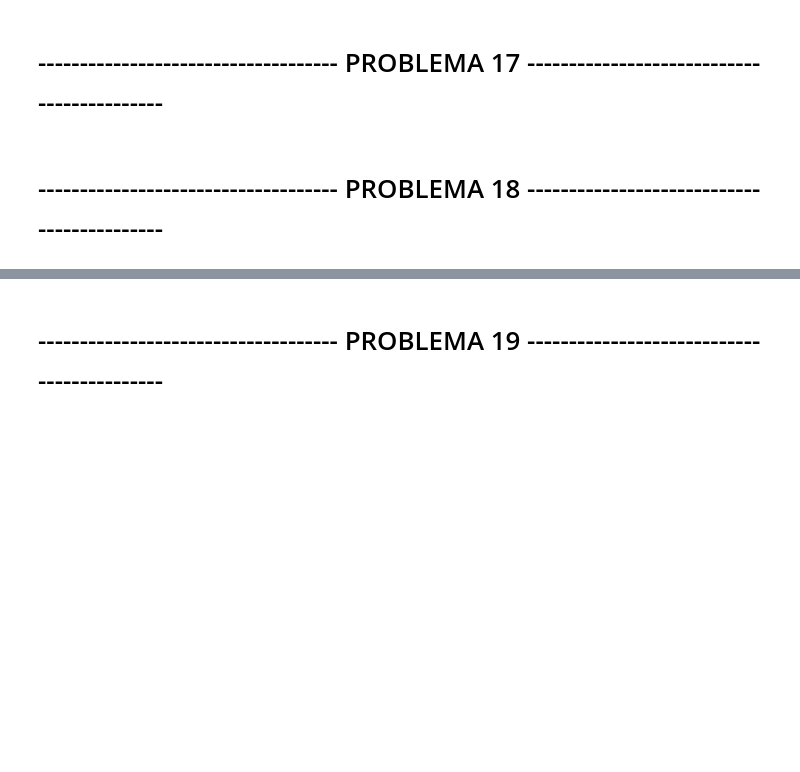
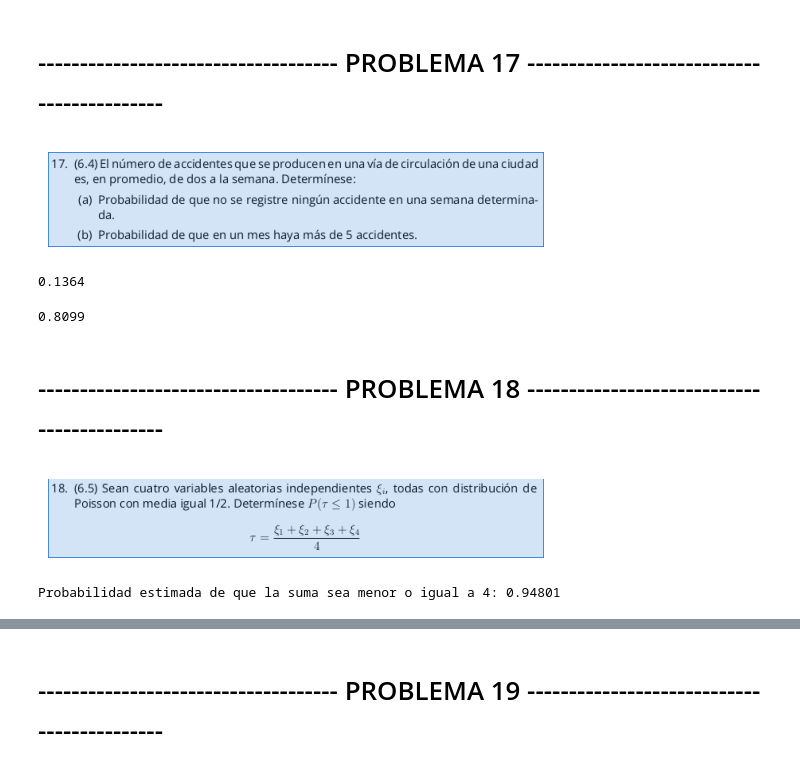
Before and after one commit to CharlyPierce/Simulacion2, a Jupyter notebook: problemario/problemario2.ipynb, the cells around one changed output, grey strips where cells are left out. Saved outputs shown, nothing was run; the diff lists cells and outputs as text; code cells hidden in the pictures; blank space fills up the shorter version.

```diff
--- a/problemario/problemario2.ipynb
+++ b/problemario/problemario2.ipynb
@@ -18,4 +50,83 @@ plt.show()
 # %% [markdown]
 # ------------------------------------ PROBLEMA 17 -------------------------------------------
+# %%
+from PIL import Image
+import matplotlib.pyplot as plt
+
+image = Image.open("pic/17.png")
+
+plt.imshow(image)
+plt.axis(False)
+plt.show()
+# %% [output]
+[figure, added]
+# %%
+import numpy as np
+
+# Parámetros del problema
+lambda_semanal = 2  # Tasa promedio de accidentes por semana
+num_simulaciones = 10000  # Número de simulaciones
+
+# Simulación para la parte (a)
+# Generar el número de accidentes por semana en 10,000 semanas simuladas
+accidentes_por_semana = np.random.poisson(lambda_semanal, num_simulaciones)
+
+# Calcular la probabilidad de no registrar ningún accidente en una semana
+probabilidad_sin_accidentes = np.mean(accidentes_por_semana == 0)
+
+probabilidad_sin_accidentes
+# %% [output]
+0.1364
+# %%
+# Simulación para la parte (b)
+# Número de semanas en un mes aproximado para la simulación
+semanas_por_mes = 4
+
+# Generar el número total de accidentes por mes en 10,000 meses simulados
+# Sumamos los accidentes de 'semanas_por_mes' semanas para cada 'mes'
+accidentes_por_mes = [np.sum(np.random.poisson(lambda_semanal, semanas_por_mes)) for _ in range(num_simulaciones)]
+
+# Calcular la probabilidad de que haya más de 5 accidentes en un mes
+probabilidad_mas_de_cinco_accidentes = np.mean(np.array(accidentes_por_mes) > 5)
+
+probabilidad_mas_de_cinco_accidentes
+# %% [output]
+0.8099
 # %% [markdown]
 # ------------------------------------ PROBLEMA 18 -------------------------------------------
+# %%
+from PIL import Image
+import matplotlib.pyplot as plt
+
+image = Image.open("pic/18.png")
+
+plt.imshow(image)
+plt.axis(False)
+plt.show()
+# %% [output]
+[figure, added]
+# %%
+import numpy as np
+
+# Parámetros de la simulación
+num_simulaciones = 100000  # Aumenta para una mejor precisión
+lambda_poisson = 0.5  # Media para cada variable aleatoria de Poisson
+num_variables = 4  # Número de variables de Poisson a sumar
+
+def simular_probabilidad(num_simulaciones, lambda_poisson, num_variables):
+    # Generamos todas las muestras de Poisson en una sola operación
+    muestras = np.random.poisson(lambda_poisson, (num_simulaciones, num_variables))
+
+    # Calculamos la suma de las variables para cada simulación
+    sumas = np.sum(muestras, axis=1)
+
+    # Calculamos la proporción de simulaciones donde la suma es menor o igual a 4
+    probabilidad_estimada = np.mean(sumas <= 4)
+
+    return probabilidad_estimada
+
+# Ejecutamos la simulación y mostramos el resultado
+probabilidad_estimada = simular_probabilidad(num_simulaciones, lambda_poisson, num_variables)
+print(f"Probabilidad estimada de que la suma sea menor o igual a 4: {probabilidad_estimada}")
+# %% [output]
+Probabilidad estimada de que la suma sea menor o igual a 4: 0.94801
```
Also changed, not shown: parts of 27 cells of this notebook, 8 other files.
